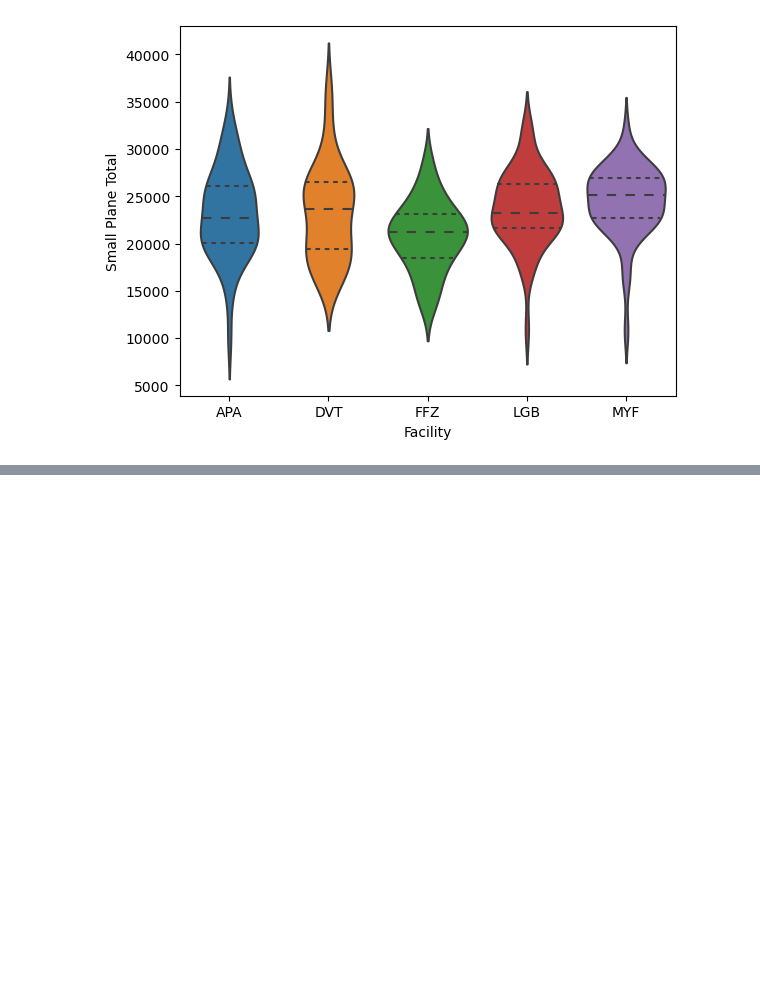
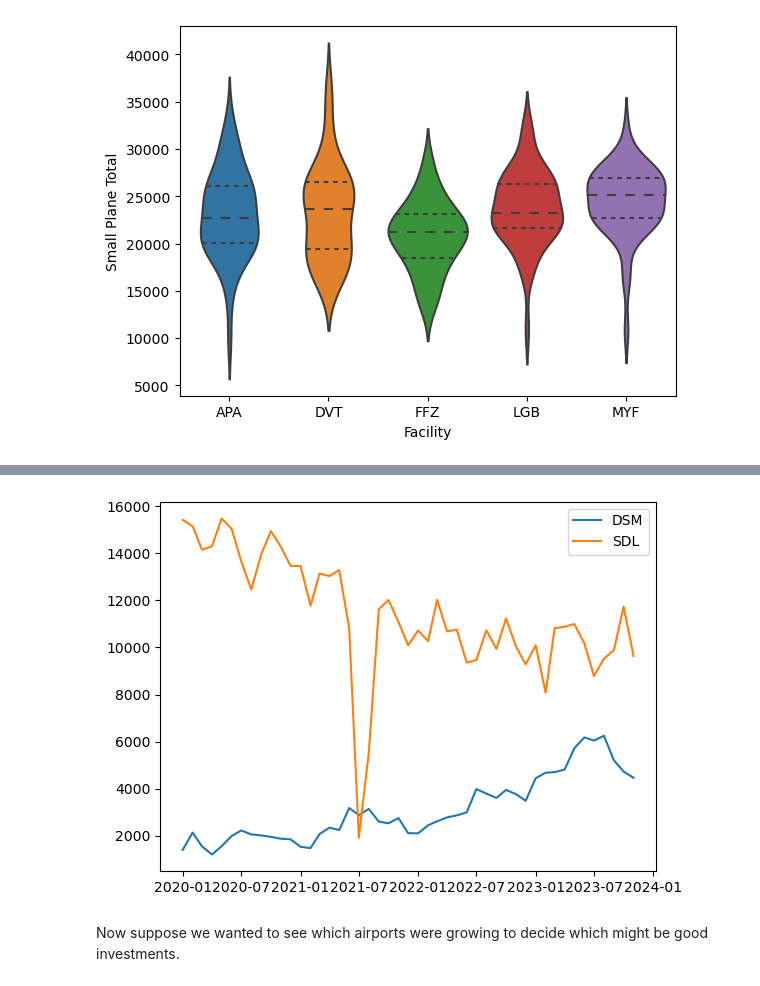
Before and after one commit to jaredcarter/data-science-portfolio, a Jupyter notebook: private-planes/Private Planes at Airports.ipynb, the cells around one changed output, grey strips where cells are left out. Saved outputs shown, nothing was run; the diff lists cells and outputs as text; code cells hidden in the pictures; blank space fills up the shorter version.

```diff
--- a/private-planes/Private Planes at Airports.ipynb
+++ b/private-planes/Private Planes at Airports.ipynb
@@ -237,0 +299,10 @@ sns.violinplot(data=df[df['Facility'].isin(total_flights.index[:5])],
+# %%
+plt.figure()
+plt.plot(dfg.get_group('DSM')['Date'], dfg.get_group('DSM')['Small Plane Total'], label='DSM')
+plt.plot(dfg.get_group('SDL')['Date'], dfg.get_group('SDL')['Small Plane Total'], label='SDL')
+plt.legend()
+plt.show()
+# %% [output]
+[figure, added]
+# %% [markdown]
+Now suppose we wanted to see which airports were growing to decide which might be good investments.
```
Also changed, not shown: parts of 13 cells of this notebook, 1 other file.
